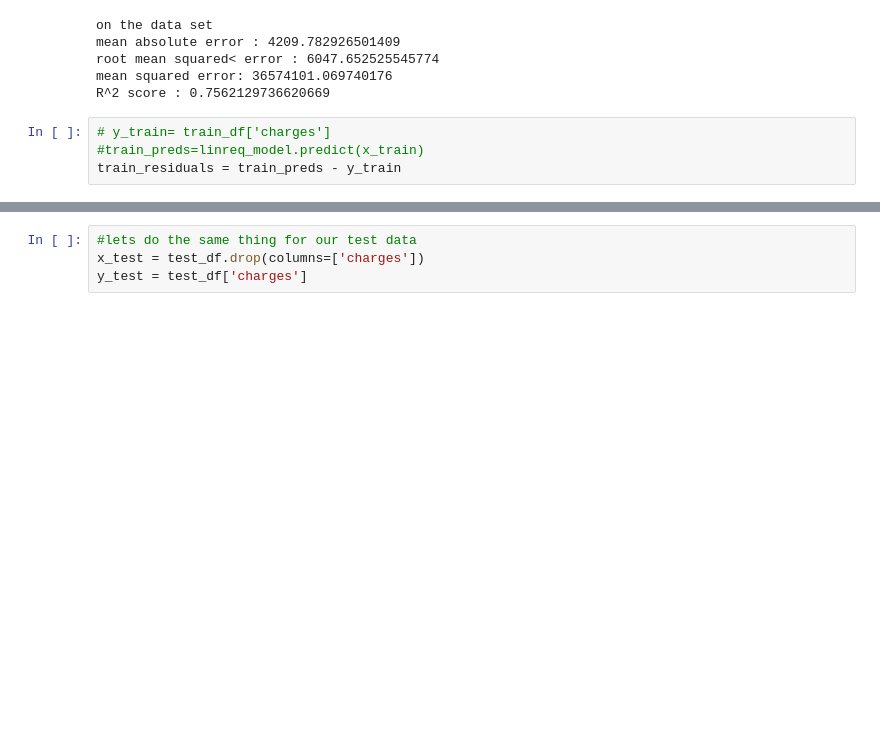
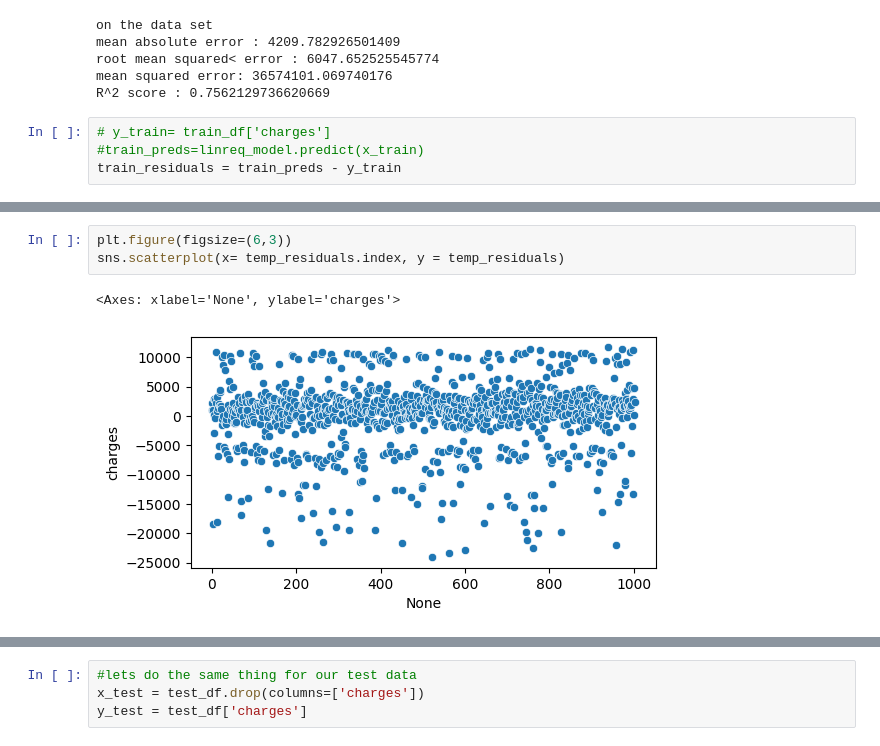
Before and after one commit to utkuseyithanoglu/utku-machine-learning-python-template, a Jupyter notebook: src/exploere1.ipynb, the cells around one changed output, grey strips where cells are left out. Cells and saved outputs as stored; diff of their text form; blank space fills up the shorter version.

```diff
--- a/src/exploere1.ipynb
+++ b/src/exploere1.ipynb
@@ -154,0 +193,6 @@ train_residuals = train_preds - y_train
+# %%
+plt.figure(figsize=(6,3))
+sns.scatterplot(x= temp_residuals.index, y = temp_residuals)
+# %% [output]
+<Axes: xlabel='None', ylabel='charges'>
+[figure, added]
```
Also changed, not shown: parts of 19 cells of this notebook.
